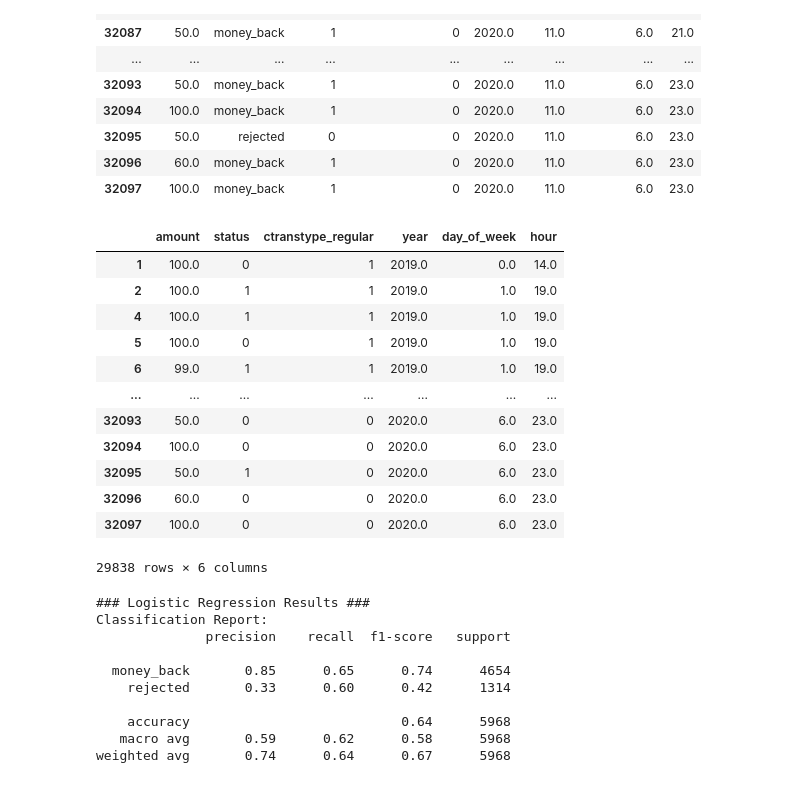
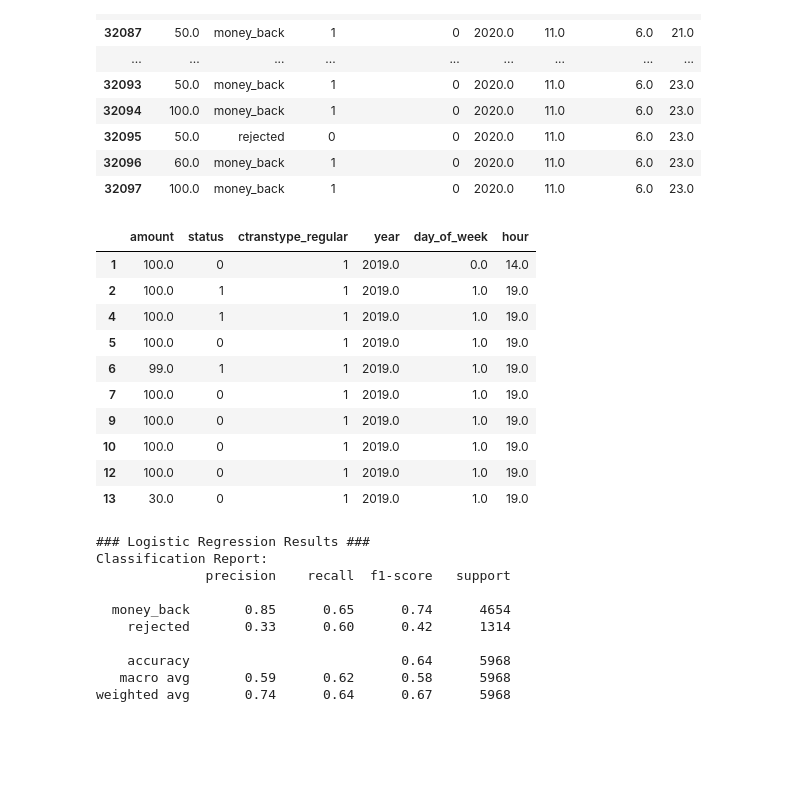
Before and after one commit to DataScience-UOC-projects/monayvi, a Jupyter notebook: notebooks/10-logistic-regression.ipynb, the cells around one changed output. Drawn from its saved outputs; the diff is of its cells as text; code cells hidden in the pictures; blank space fills up the shorter version.

```diff
--- a/notebooks/10-logistic-regression.ipynb
+++ b/notebooks/10-logistic-regression.ipynb
@@ -398,41 +399,39 @@ cash_df['amount'] = pd.to_numeric(cash_df['amount'], errors='coerce')
 columns_to_drop = [
     'updated_at',
     'cash_request_id',
     'user_id',
     'moderated_at',
     'deleted_account_id',
     'reimbursement_date',
     'cash_request_received_date',
     'alright',
     'month',
 ]
 
 # Drop the columns
 cash_df = cash_df.drop(columns=columns_to_drop, errors='ignore')
 
 # Drop all other columns
 #cash_df = cash_df[['amount', 'transfer_type', 'status']]
 #cash_df = cash_df[['amount', 'created_at', 'transfer_type', 'cohorte', 'status']]
 
 # Handle missing values (e.g., fill or drop)
 cash_df = cash_df.dropna()
 
 cash_df.to_csv("../data/test2_regression.csv")
-cash_df
+cash_df.head(10)
 # %% [output]
 |  | amount | status | ctranstype_regular | year | day_of_week | hour |
 | 1 | 100.0 | 0 | 1 | 2019.0 | 0.0 | 14.0 |
 | 2 | 100.0 | 1 | 1 | 2019.0 | 1.0 | 19.0 |
 | 4 | 100.0 | 1 | 1 | 2019.0 | 1.0 | 19.0 |
 | 5 | 100.0 | 0 | 1 | 2019.0 | 1.0 | 19.0 |
 | 6 | 99.0 | 1 | 1 | 2019.0 | 1.0 | 19.0 |
-| ... | ... | ... | ... | ... | ... | ... |
-| 32093 | 50.0 | 0 | 0 | 2020.0 | 6.0 | 23.0 |
-| 32094 | 100.0 | 0 | 0 | 2020.0 | 6.0 | 23.0 |
-| 32095 | 50.0 | 1 | 0 | 2020.0 | 6.0 | 23.0 |
-| 32096 | 60.0 | 0 | 0 | 2020.0 | 6.0 | 23.0 |
-| 32097 | 100.0 | 0 | 0 | 2020.0 | 6.0 | 23.0 |
+| 7 | 100.0 | 0 | 1 | 2019.0 | 1.0 | 19.0 |
+| 9 | 100.0 | 0 | 1 | 2019.0 | 1.0 | 19.0 |
+| 10 | 100.0 | 0 | 1 | 2019.0 | 1.0 | 19.0 |
+| 12 | 100.0 | 0 | 1 | 2019.0 | 1.0 | 19.0 |
+| 13 | 30.0 | 0 | 1 | 2019.0 | 1.0 | 19.0 |
-29838 rows × 6 columns
 # %%
 # Step 2: Train-Test Split
 X = cash_df.drop(columns=['status'])
```
Also changed, not shown: parts of 4 cells of this notebook.
